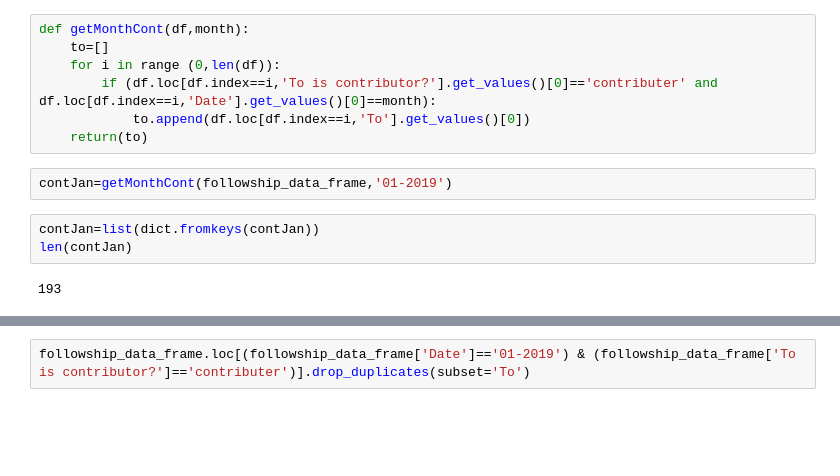
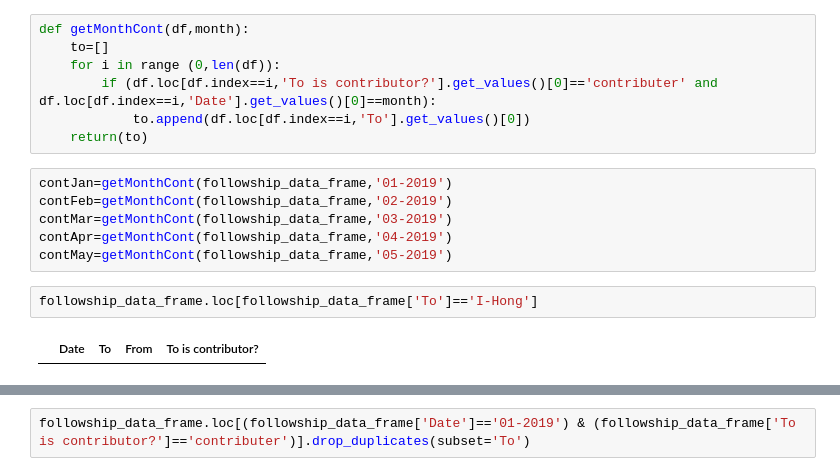
Before and after one commit to YoussefEssDS/Social-network-mining-and-analysis, a Jupyter notebook: GitHub-Mining & SNA.ipynb, the cells around one changed output, grey strips where cells are left out. Saved outputs shown, nothing was run; the diff lists cells and outputs as text; blank space fills up the shorter version.

```diff
--- a/GitHub-Mining & SNA.ipynb
+++ b/GitHub-Mining & SNA.ipynb
@@ -275,10 +301,13 @@ def getMonthCont(df,month):
         if (df.loc[df.index==i,'To is contributor?'].get_values()[0]=='contributer' and df.loc[df.index==i,'Date'].get_values()[0]==month):
             to.append(df.loc[df.index==i,'To'].get_values()[0])
     return(to)
-# %%
-contJan=getMonthCont(followship_data_frame,'01-2019')
-# %%
-contJan=list(dict.fromkeys(contJan))
-len(contJan)
-# %% [output]
-193
+# %%
+contJan=getMonthCont(followship_data_frame,'01-2019')
+contFeb=getMonthCont(followship_data_frame,'02-2019')
+contMar=getMonthCont(followship_data_frame,'03-2019')
+contApr=getMonthCont(followship_data_frame,'04-2019')
+contMay=getMonthCont(followship_data_frame,'05-2019')
+# %%
+followship_data_frame.loc[followship_data_frame['To']=='I-Hong']
+# %% [output]
+|  | Date | To | From | To is contributor? |
```
Also changed, not shown: parts of 7 cells of this notebook.
